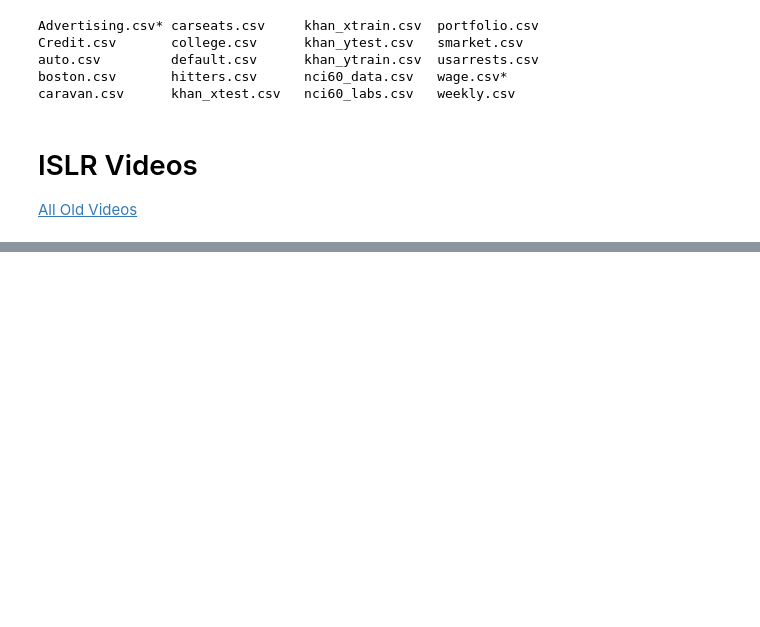
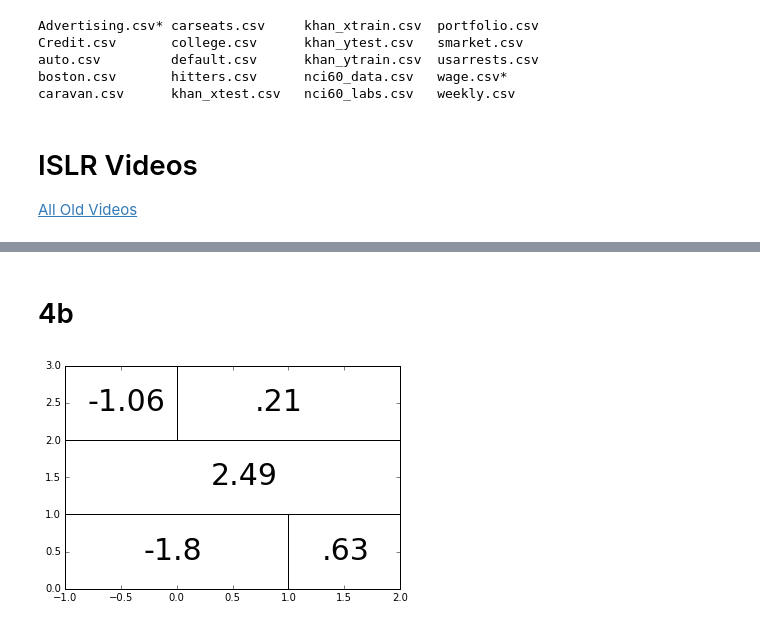
Before and after one commit to tdpetrou/Machine-Learning-Books-With-Python, a Jupyter notebook: Introduction to Statistical Learning/Chapter 8.ipynb, the cells around one changed output, grey strips where cells are left out. Cells and saved outputs as stored; diff of their text form; code cells hidden in the pictures; blank space fills up the shorter version.

```diff
--- a/Introduction to Statistical Learning/Chapter 8.ipynb
+++ b/Introduction to Statistical Learning/Chapter 8.ipynb
@@ -72,0 +180,16 @@ Predict at each node, the most commonly occurring class.
+# %% [markdown]
+# 4b
+# %%
+plt.xlim(-1, 2)
+plt.ylim(0, 3)
+plt.hlines(1, -1, 2)
+plt.vlines(1, 0, 1)
+plt.hlines(2, -1, 2)
+plt.vlines(0, 2, 3)
+plt.text(-.3, .4, "-1.8", fontsize=30)
+plt.text(1.3, .4, ".63", fontsize=30)
+plt.text(.3, 1.4, "2.49", fontsize=30)
+plt.text(-.8, 2.4, "-1.06", fontsize=30)
+plt.text(.7, 2.4, ".21", fontsize=30);
+# %% [output]
+[figure, added]
```
Also changed, not shown: parts of 45 cells of this notebook.
